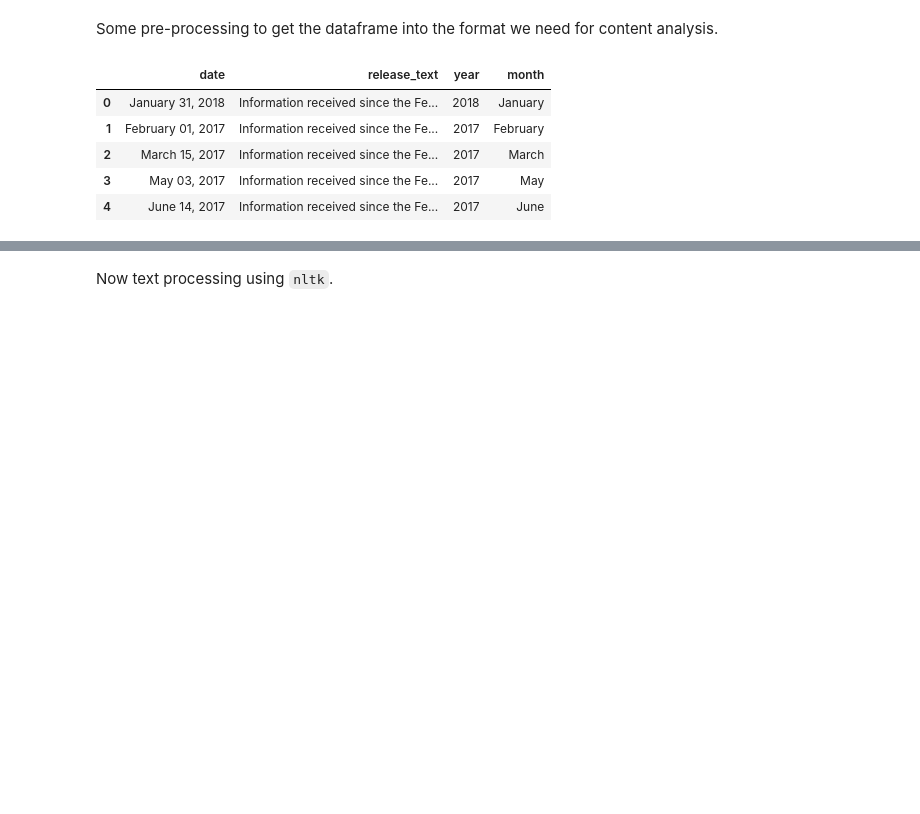
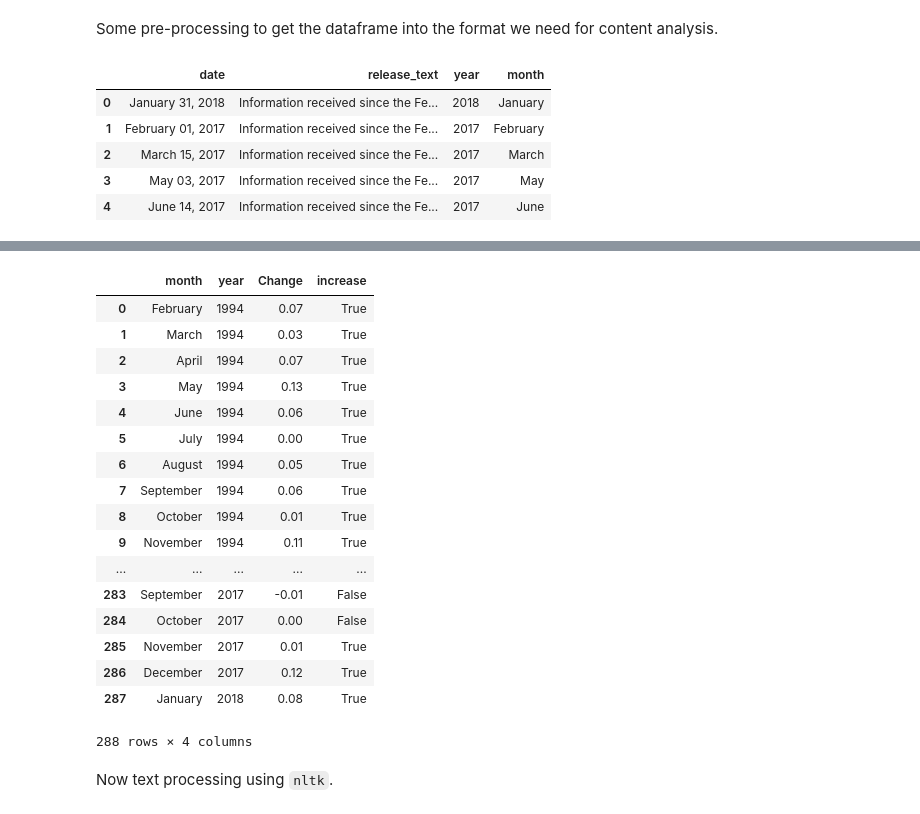
Before and after one commit to jgdenby/hawkwatchers, a Jupyter notebook: nltk_processing.ipynb, the cells around one changed output, grey strips where cells are left out. Saved outputs shown, nothing was run; the diff lists cells and outputs as text; code cells hidden in the pictures; blank space fills up the shorter version.

```diff
--- a/nltk_processing.ipynb
+++ b/nltk_processing.ipynb
@@ -79,3 +84,26 @@ releaserates_df.to_csv('releaserates.csv')
+# %%
+allratesdf = pd.read_csv('allratesdf.csv', index_col=0)
+# %%
+allratesdf
+# %% [output]
+|  | month | year | Change | increase |
+| 0 | February | 1994 | 0.07 | True |
+| 1 | March | 1994 | 0.03 | True |
+| 2 | April | 1994 | 0.07 | True |
+| 3 | May | 1994 | 0.13 | True |
+| 4 | June | 1994 | 0.06 | True |
+| 5 | July | 1994 | 0.00 | True |
+| 6 | August | 1994 | 0.05 | True |
+| 7 | September | 1994 | 0.06 | True |
+| 8 | October | 1994 | 0.01 | True |
+| 9 | November | 1994 | 0.11 | True |
+| ... | ... | ... | ... | ... |
+| 283 | September | 2017 | -0.01 | False |
+| 284 | October | 2017 | 0.00 | False |
+| 285 | November | 2017 | 0.01 | True |
+| 286 | December | 2017 | 0.12 | True |
+| 287 | January | 2018 | 0.08 | True |
+288 rows × 4 columns
 # %% [markdown]
 Now text processing using `nltk`.
 # %%
```
Also changed, not shown: parts of 35 cells of this notebook, 1 other file.
